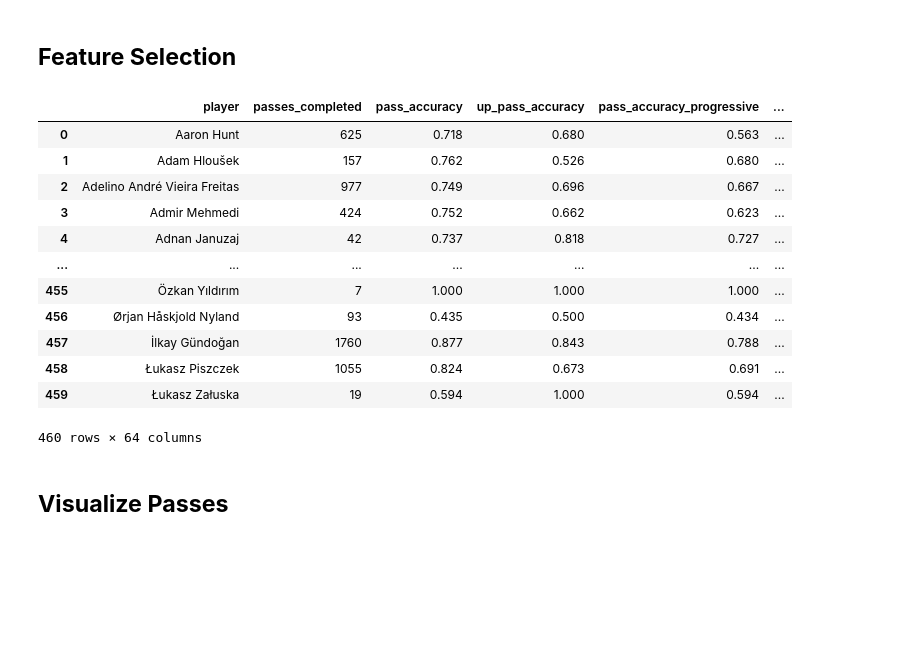
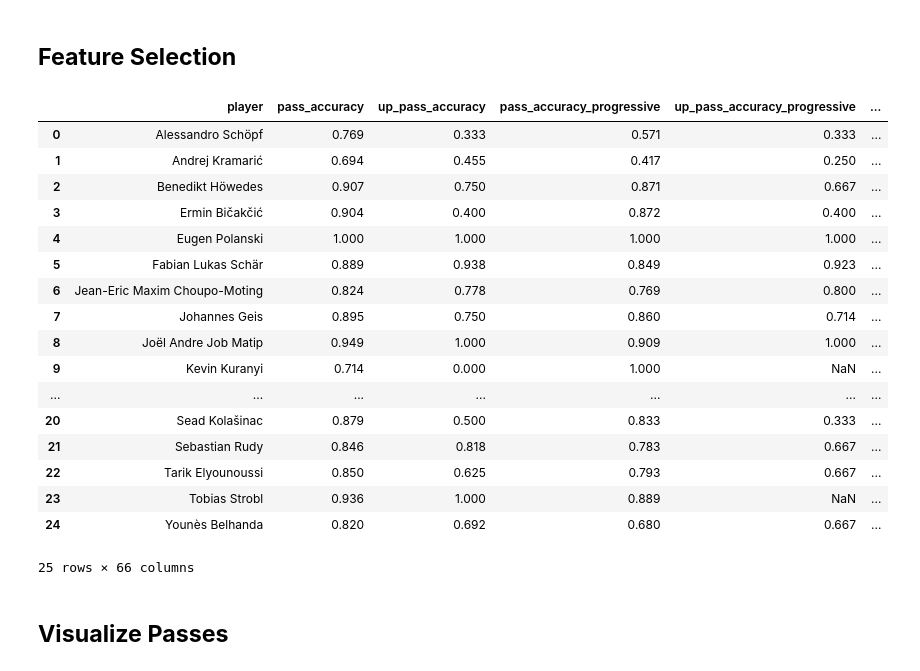
Before and after one commit to allorenz/football-player-similarity, a Jupyter notebook: src/passing.ipynb, the cells around one changed output. Drawn from its saved outputs; the diff is of its cells as text; code cells hidden in the pictures; blank space fills up the shorter version.

```diff
--- a/src/passing.ipynb
+++ b/src/passing.ipynb
@@ -96,6 +99,6 @@ def load_event_data(match=False):
         print(df.shape, df.columns)
         return df
 
-MATCH=False
+MATCH=True
 df = load_event_data(match=MATCH)
 # %% [output]
@@ -343,7 +343,7 @@ def player_pressure_grouping(df):
     df_with_flags['end_in_edge_box'] = df['pass_end_location'].apply(is_in_edge_of_the_box)
 
     # Pass type flags
-    df_with_flags['is_completed'] = df['pass_outcome'].apply(is_pass_completed)
+    df_with_flags['is_completed'] = df['pass_outcome'].isna()
     df_with_flags['is_vertical'] = df['pass_angle'].apply(is_vertical_pass)
     df_with_flags['is_horizontal'] = df['pass_angle'].apply(is_horizontal_pass)
     df_with_flags['is_backward'] = df['pass_angle'].apply(is_backward_pass)
@@ -353,6 +353,7 @@ def player_pressure_grouping(df):
     df_with_flags['is_switch'] = df['pass_switch'] == True
     df_with_flags['is_cross'] = df['pass_cross'] == True
     df_with_flags['is_cut_back'] = df['pass_cut_back'] == True
+    df_with_flags['is_through_ball'] = df['pass_technique'] == "Through Ball"
 
     # Pass length categories
     df_with_flags['is_short'] = (df['pass_length'] >= 5) & (df['pass_length'] <= 15)
@@ -374,7 +375,7 @@ def player_pressure_grouping(df):
     df_with_flags['into_box_not_from_box_completed'] = df_with_flags['into_box_not_from_box'] & df_with_flags['is_completed']
     df_with_flags['into_edge_box_not_from_edge_box'] = df_with_flags['end_in_edge_box'] & ~df_with_flags['is_in_edge_box']
     df_with_flags['into_edge_box_not_from_edge_box_completed'] = df_with_flags['into_edge_box_not_from_edge_box'] & df_with_flags['is_completed']
-
+    df_with_flags['is_through_ball_and_completed'] = (df_with_flags['is_through_ball']) & (df_with_flags['is_completed'])
 
     df_with_flags['within_attacking_third'] = df_with_flags['is_attacking_third'] & df_with_flags['end_attacking_third']
     df_with_flags['within_attacking_third_completed'] = df_with_flags['within_attacking_third'] & df_with_flags['is_completed']
@@ -427,6 +428,8 @@ def player_pressure_grouping(df):
         passes_into_goal_area=("end_in_goal_area", "sum"),
         passes_into_edge_of_the_box=("into_edge_box_not_from_edge_box", "sum"),
         passes_into_edge_of_the_box_completed=("into_edge_box_not_from_edge_box", "sum"),
+        passes_cuts_last_line_of_defence=("is_through_ball", "sum"),
+        passes_cuts_last_line_of_defence_completed=("is_through_ball_and_completed", "sum"),
         passes_within_attacking_third=("within_attacking_third", "sum"),
         passes_within_attacking_third_completed=("within_attacking_third_completed", "sum"),
         passes_total_distance=("pass_length", "sum"),
@@ -550,16 +559,19 @@ calculation_pairs = [
         ("up_passes_within_attacking_third_completed","up_passes_within_attacking_third", "up_pass_accuracy_within_attacking_third"),
         ("passes_shot_assist", "passes_progressive", "pass_progressive_lead_to_shot_%" ),
         ("passes_goal_assist", "passes_progressive", "pass_progressive_lead_to_goal_%" ),
-        ("passes_total_distance", "passes_total", "pass_mean_distance")
+        ("passes_total_distance", "passes_total", "pass_mean_distance"),
+        ("passes_cuts_last_line_of_defence","passes_cuts_last_line_of_defence_completed", "pass_accuracy_cuts_last_line_of_defence")
 
     ]
 
-new_cols = ["player",'passes_completed']
+only_for_printing = ["player",'passes_completed']
+calculated_cols=[]
 
 for a, b, c in calculation_pairs:
     player_stats[c] = (player_stats[f'{a}'] / player_stats[f'{b}']).round(3)
-    new_cols.append(c)
+    only_for_printing.append(c)
+    calculated_cols.append(c)
 
-player_stats[new_cols]
+player_stats[only_for_printing]
 # %% [output]
 |  | player | passes_completed | pass_accuracy | up_pass_accuracy | pass_accuracy_progressive | ... |
@@ -597,54 +614,74 @@ player_stats.shape, player_stats.columns
 # %% [markdown]
 ## __Feature Selection__
 # %%
-columns_to_keep = ['player','passes_completed','pass_accuracy','up_pass_accuracy','pass_accuracy_progressive','up_pass_accuracy_progressive','pass_accuracy_backward',
-                   'up_pass_accuracy_backward','pass_accuracy_into_box','up_pass_accuracy_into_box','pass_accuaracy_short','pass_accuaracy_medium','pass_accuaracy_long',
-                   'pass_accuracy_within_attacking_third','up_pass_accuracy_within_attacking_third','pass_progressive_lead_to_shot_%','pass_progressive_lead_to_goal_%',
-                   'pass_mean_distance',
+columns_to_keep = ['player','pass_accuracy',
+ 'up_pass_accuracy',
+ 'pass_accuracy_progressive',
+ 'up_pass_accuracy_progressive',
+ 'pass_accuracy_backward',
+ 'pass_horizontal_backward',
+ 'up_pass_accuracy_backward',
+ 'pass_accuracy_into_box',
+ 'pass_accuracy_into_box',
+ 'up_pass_accuracy_into_box',
+ 'pass_accuaracy_short',
+ 'pass_accuaracy_medium',
+ 'pass_accuaracy_long',
+ 'pass_accuracy_within_attacking_third',
+ 'up_pass_accuracy_within_attacking_third',
+ 'pass_progressive_lead_to_shot_%',
+ 'pass_progressive_lead_to_goal_%',
+ 'pass_mean_distance',
+ 'pass_accuracy_cuts_last_line_of_defence',
                 'passes_from_attacking_third', 'passes_from_middle_third',
                 'passes_from_defending_third', 'passes_from_the_box',
                 'passes_into_attacking_third', 'passes_into_box',
                 'passes_into_box_completed', 'passes_into_goal_area',
                 'passes_into_edge_of_the_box', 'passes_within_attacking_third',
                 'passes_within_attacking_third_completed', 'passes_total_distance',
                 'passes_short_total', 'passes_short_completed',
                 'passes_medium_completed', 'passes_medium_total', 'passes_long_total',
                 'passes_long_completed', 'passes_shot_assist', 'passes_goal_assist',
                 'passes_switch', 'passes_cross', 'passes_cut_back',
                 'passes_vertical_into_edge_of_the_box', 'passes_vertical_into_the_box',
                 'passes_horizontal_into_the_box',
                 'passes_horizontal_into_edge_of_the_box',
                 'passes_cut_back_into_edge_of_the_box',
                 'passes_high_vertical_into_edge_of_the_box',
                 'passes_high_vertical_into_the_box',
                 'passes_low_vertical_into_edge_of_the_box',
                 'passes_low_vertical_into_the_box',
                 'passes_high_horizontal_into_the_box',
                 'passes_high_horizontal_into_edge_of_the_box',
                 'passes_low_horizontal_into_the_box',
                 'passes_low_horizontal_into_edge_of_the_box',
                 'passes_progressive', 'passes_progressive_completed',
                 'passes_horizontal', 'passes_backward', 'passes_backward_completed',
                 'passes_long_vertical', 'passes_long_vertical_from_defending_third',
                 'passes_long_vertical_from_mid_third',
                 'passes_long_vertical_from_mid_third_into_the_box', 'key_passes',
         ]
 
 player_stats[columns_to_keep]
 # %% [output]
-|  | player | passes_completed | pass_accuracy | up_pass_accuracy | pass_accuracy_progressive | ... |
-| 0 | Aaron Hunt | 625 | 0.718 | 0.680 | 0.563 | ... |
-| 1 | Adam Hloušek | 157 | 0.762 | 0.526 | 0.680 | ... |
-| 2 | Adelino André Vieira Freitas | 977 | 0.749 | 0.696 | 0.667 | ... |
-| 3 | Admir Mehmedi | 424 | 0.752 | 0.662 | 0.623 | ... |
-| 4 | Adnan Januzaj | 42 | 0.737 | 0.818 | 0.727 | ... |
+|  | player | pass_accuracy | up_pass_accuracy | pass_accuracy_progressive | up_pass_accuracy_progressive | ... |
+| 0 | Alessandro Schöpf | 0.769 | 0.333 | 0.571 | 0.333 | ... |
+| 1 | Andrej Kramarić | 0.694 | 0.455 | 0.417 | 0.250 | ... |
+| 2 | Benedikt Höwedes | 0.907 | 0.750 | 0.871 | 0.667 | ... |
+| 3 | Ermin Bičakčić | 0.904 | 0.400 | 0.872 | 0.400 | ... |
+| 4 | Eugen Polanski | 1.000 | 1.000 | 1.000 | 1.000 | ... |
+| 5 | Fabian Lukas Schär | 0.889 | 0.938 | 0.849 | 0.923 | ... |
+| 6 | Jean-Eric Maxim Choupo-Moting | 0.824 | 0.778 | 0.769 | 0.800 | ... |
+| 7 | Johannes Geis | 0.895 | 0.750 | 0.860 | 0.714 | ... |
+| 8 | Joël Andre Job Matip | 0.949 | 1.000 | 0.909 | 1.000 | ... |
+| 9 | Kevin Kuranyi | 0.714 | 0.000 | 1.000 | NaN | ... |
 | ... | ... | ... | ... | ... | ... | ... |
-| 455 | Özkan Yıldırım | 7 | 1.000 | 1.000 | 1.000 | ... |
-| 456 | Ørjan Håskjold Nyland | 93 | 0.435 | 0.500 | 0.434 | ... |
-| 457 | İlkay Gündoğan | 1760 | 0.877 | 0.843 | 0.788 | ... |
-| 458 | Łukasz Piszczek | 1055 | 0.824 | 0.673 | 0.691 | ... |
-| 459 | Łukasz Załuska | 19 | 0.594 | 1.000 | 0.594 | ... |
+| 20 | Sead Kolašinac | 0.879 | 0.500 | 0.833 | 0.333 | ... |
+| 21 | Sebastian Rudy | 0.846 | 0.818 | 0.783 | 0.667 | ... |
+| 22 | Tarik Elyounoussi | 0.850 | 0.625 | 0.793 | 0.667 | ... |
+| 23 | Tobias Strobl | 0.936 | 1.000 | 0.889 | NaN | ... |
+| 24 | Younès Belhanda | 0.820 | 0.692 | 0.680 | 0.667 | ... |
-460 rows × 64 columns
+25 rows × 66 columns
 # %% [markdown]
 ## __Visualize Passes__
 # %%
```
Also changed, not shown: parts of 7 cells of this notebook, 4 other files.
